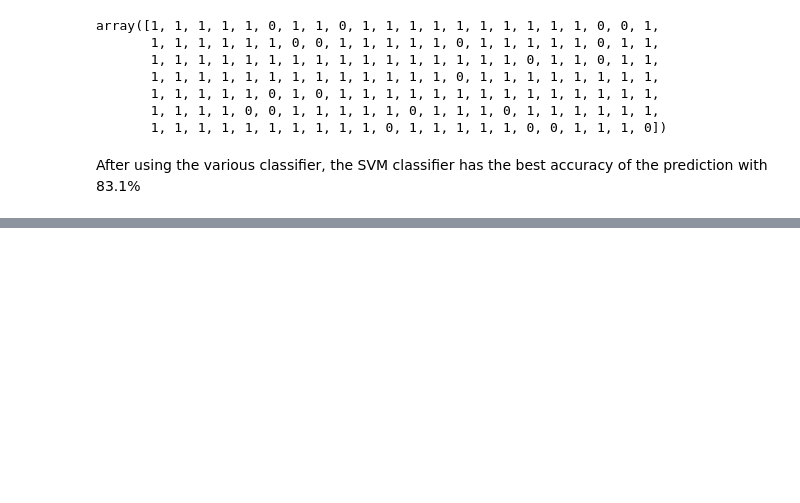
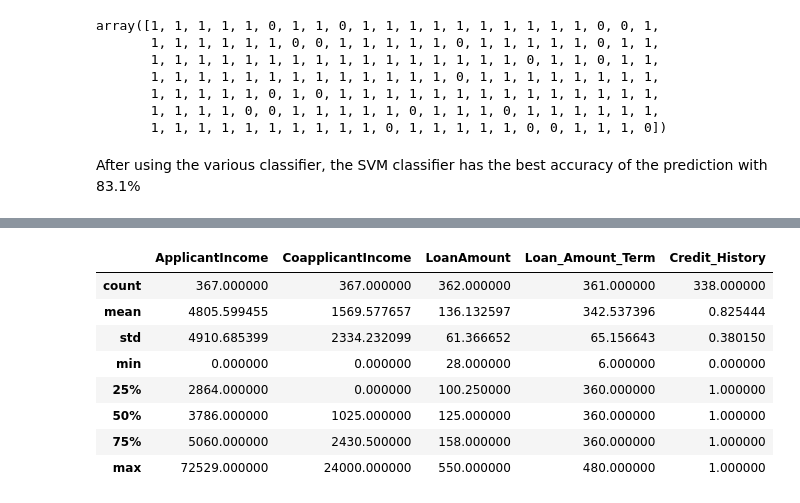
Before and after one commit to mechadns/loan-amount-prediction, a Jupyter notebook: Loan Amount Prediction.ipynb, the cells around one changed output, grey strips where cells are left out. Saved outputs shown, nothing was run; the diff lists cells and outputs as text; code cells hidden in the pictures; blank space fills up the shorter version.

```diff
--- a/Loan Amount Prediction.ipynb
+++ b/Loan Amount Prediction.ipynb
@@ -474,0 +517,12 @@ After using the various classifier, the SVM classifier has the best accuracy of
+# %%
+dfd.describe()
+# %% [output]
+|  | ApplicantIncome | CoapplicantIncome | LoanAmount | Loan_Amount_Term | Credit_History |
+| count | 367.000000 | 367.000000 | 362.000000 | 361.000000 | 338.000000 |
+| mean | 4805.599455 | 1569.577657 | 136.132597 | 342.537396 | 0.825444 |
+| std | 4910.685399 | 2334.232099 | 61.366652 | 65.156643 | 0.380150 |
+| min | 0.000000 | 0.000000 | 28.000000 | 6.000000 | 0.000000 |
+| 25% | 2864.000000 | 0.000000 | 100.250000 | 360.000000 | 1.000000 |
+| 50% | 3786.000000 | 1025.000000 | 125.000000 | 360.000000 | 1.000000 |
+| 75% | 5060.000000 | 2430.500000 | 158.000000 | 360.000000 | 1.000000 |
+| max | 72529.000000 | 24000.000000 | 550.000000 | 480.000000 | 1.000000 |
```
Also changed, not shown: parts of 19 cells of this notebook.
